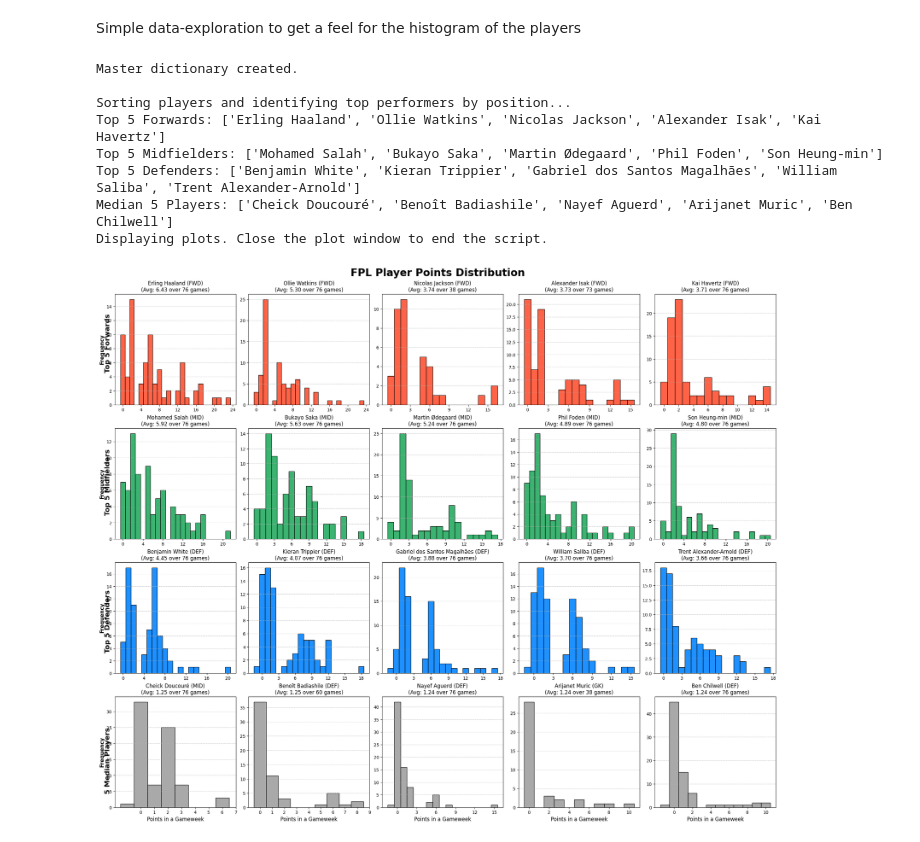
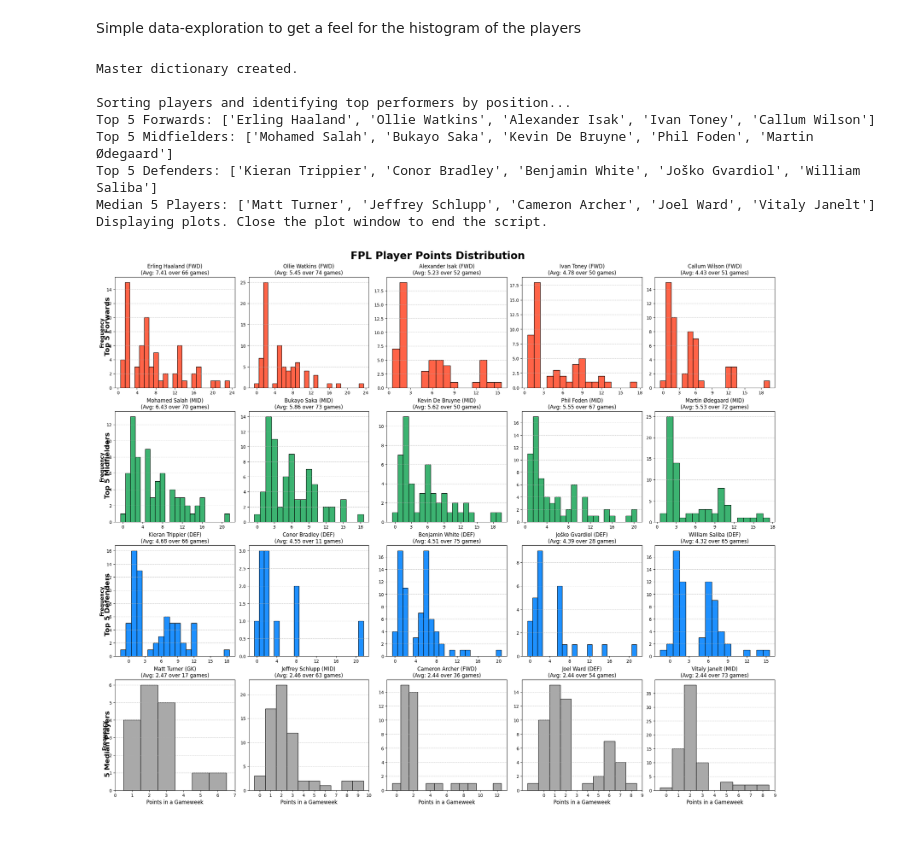
Before and after one commit to TrygveTafjord/Fpl-Team-Selector, a Jupyter notebook: fpl_bayesian_engine/notebooks/data_exploration.ipynb, the cells around one changed output. Cells and saved outputs as stored; diff of their text form; code cells hidden in the pictures.

```diff
--- a/fpl_bayesian_engine/notebooks/data_exploration.ipynb
+++ b/fpl_bayesian_engine/notebooks/data_exploration.ipynb
@@ -8,7 +8,7 @@ from scipy.stats import nbinom
 from scipy.optimize import minimize
 # %%
 # We now need the 'position' column to filter players
-histogram_features = ['name', 'total_points', 'position']
+histogram_features = ['name', 'total_points', 'position', 'minutes']
 
 try:
     # Loading data from previous seasons
@@ -28,6 +28,7 @@ except FileNotFoundError as e:
 # Combine all historical data into a single DataFrame
 # For now, using only the two seasons provided in your non-working code
 df_all_seasons = pd.concat([df_22_23, df_23_24], ignore_index=True)
+df_all_seasons = df_all_seasons[df_all_seasons['minutes'] > 0]
 
 # Filter for players active in the upcoming season
 df_filtered = df_all_seasons[df_all_seasons['name'].isin(current_players)].copy()
@@ -102,38 +103,38 @@ def plot_player_histogram(ax, player_name, player_data, stats_df, color='skyblue
 fig, axes = plt.subplots(nrows=4, ncols=5, figsize=(22, 18), constrained_layout=True)
 fig.suptitle('FPL Player Points Distribution', fontsize=24, weight='bold')
 
 # Plotting each category on its own row
 categories = {
     'Top 5 Forwards': (top_5_fwd, 'tomato'),
     'Top 5 Midfielders': (top_5_mid, 'mediumseagreen'),
     'Top 5 Defenders': (top_5_def, 'dodgerblue'),
     '5 Median Players': (median_5_players, 'darkgray')
 }
 
 for row_index, (title, (player_list, color)) in enumerate(categories.items()):
     # Add a row title
     axes[row_index, 0].set_ylabel("Frequency", fontsize=12, weight='bold')
     fig.text(0.01, (3.45 - row_index) / 4.0, title, va='center', rotation='vertical', fontsize=16, weight='bold')
 
     for col_index, player_name in enumerate(player_list):
         plot_player_histogram(axes[row_index, col_index], player_name, player_histogram_dict, sorted_stats, color=color)
 
 # Set common X-label for the last row
 for ax in axes[3]:
     ax.set_xlabel("Points in a Gameweek", fontsize=12)
 
 print("Displaying plots. Close the plot window to end the script.")
 plt.show()
 # %% [output]
 Master dictionary created.
 
 Sorting players and identifying top performers by position...
-Top 5 Forwards: ['Erling Haaland', 'Ollie Watkins', 'Nicolas Jackson', 'Alexander Isak', 'Kai Havertz']
-Top 5 Midfielders: ['Mohamed Salah', 'Bukayo Saka', 'Martin Ødegaard', 'Phil Foden', 'Son Heung-min']
-Top 5 Defenders: ['Benjamin White', 'Kieran Trippier', 'Gabriel dos Santos Magalhães', 'William Saliba', 'Trent Alexander-Arnold']
-Median 5 Players: ['Cheick Doucouré', 'Benoît Badiashile', 'Nayef Aguerd', 'Arijanet Muric', 'Ben Chilwell']
+Top 5 Forwards: ['Erling Haaland', 'Ollie Watkins', 'Alexander Isak', 'Ivan Toney', 'Callum Wilson']
+Top 5 Midfielders: ['Mohamed Salah', 'Bukayo Saka', 'Kevin De Bruyne', 'Phil Foden', 'Martin Ødegaard']
+Top 5 Defenders: ['Kieran Trippier', 'Conor Bradley', 'Benjamin White', 'Joško Gvardiol', 'William Saliba']
+Median 5 Players: ['Matt Turner', 'Jeffrey Schlupp', 'Cameron Archer', 'Joel Ward', 'Vitaly Janelt']
 Displaying plots. Close the plot window to end the script.
-[figure, old version]
+[figure, new version]
 # %%
 def negative_bimodal_pmf(x, w, mu1, alpha1, mu2, alpha2):
     """
```
Also changed, not shown: parts of 1 cell of this notebook, 7 other files.
